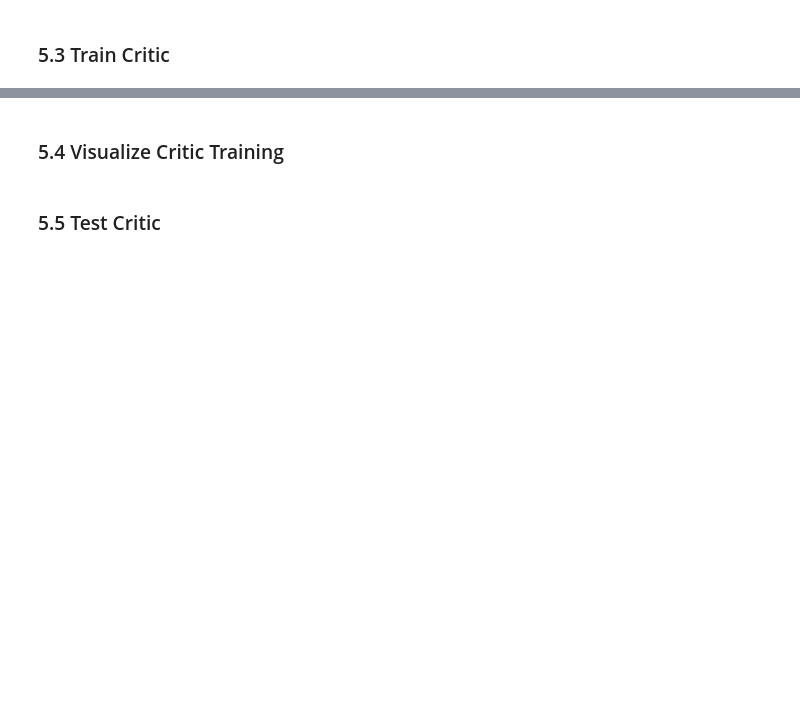
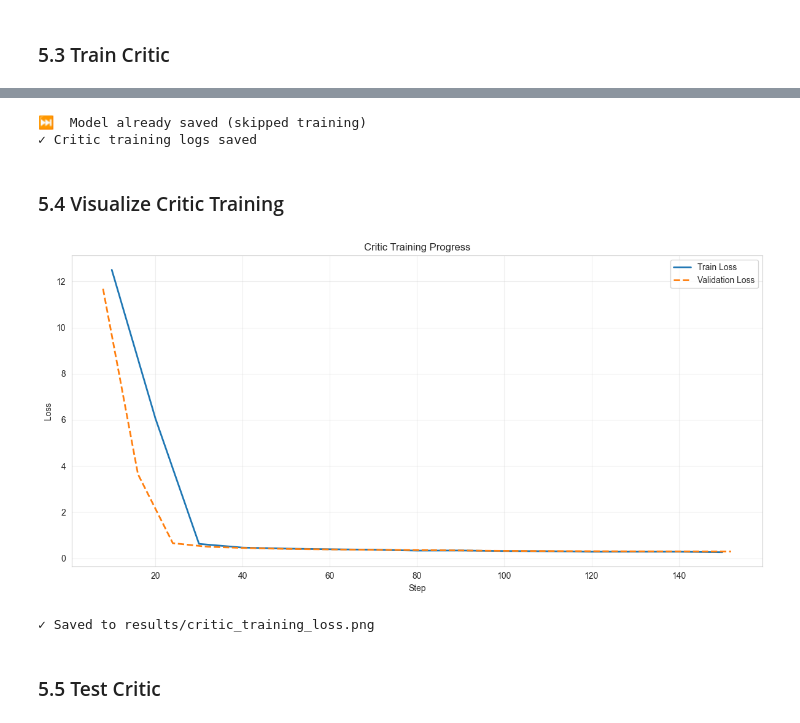
Before and after one commit to hardness1020/Self-RAG-and-INSIDE-System-for-Legal-Analysis, a Jupyter notebook: notebooks/10_legalbench_training.ipynb, the cells around one changed output, grey strips where cells are left out. Saved outputs shown, nothing was run; the diff lists cells and outputs as text; code cells hidden in the pictures; blank space fills up the shorter version.

```diff
--- a/notebooks/10_legalbench_training.ipynb
+++ b/notebooks/10_legalbench_training.ipynb
@@ -694,17 +930,31 @@ Path(CRITIC_OUTPUT_DIR).mkdir(parents=True, exist_ok=True)
 
 print(f"Loading model for critic: {MODEL_NAME}...")
 
-# Load fresh model
+# Use FP16 for MPS (half memory vs FP32), BF16 for CUDA, FP32 for CPU
+if device == "mps":
+    torch_dtype = torch.float16  # FP16 for MPS - saves 50% memory
+elif device == "cuda":
+    torch_dtype = torch.bfloat16  # BF16 for CUDA
+else:
+    torch_dtype = torch.float32  # FP32 for CPU
+
+# Load fresh base model
 critic_model = AutoModelForCausalLM.from_pretrained(
     MODEL_NAME,
-    torch_dtype=torch.bfloat16 if device != "cpu" else torch.float32,
+    torch_dtype=torch_dtype,
     device_map=device if device != "mps" else None,
 )
 
 if device == "mps":
     critic_model = critic_model.to("mps")
 
-# Apply LoRA
+# CRITICAL: Disable KV cache for gradient checkpointing compatibility
+critic_model.config.use_cache = False
+
+print(f"✓ Base model loaded")
+print(f"  Dtype: {torch_dtype}")
+
+# Configure LoRA
 critic_lora_config = LoraConfig(
     r=16,
     lora_alpha=32,
@@ -714,7 +964,16 @@ critic_lora_config = LoraConfig(
     task_type=TaskType.CAUSAL_LM,
 )
 
+# CRITICAL: Apply LoRA BEFORE enabling gradient checkpointing
 critic_model = get_peft_model(critic_model, critic_lora_config)
 critic_model.print_trainable_parameters()
 
-print("✓ Critic model configured")
+# Enable input gradients (required for gradient checkpointing with LoRA)
+critic_model.enable_input_require_grads()
+
+# Enable gradient checkpointing AFTER PEFT (fixes RuntimeError)
+if hasattr(critic_model, 'gradient_checkpointing_enable'):
+    critic_model.gradient_checkpointing_enable()
+    print("✓ Critic model configured + gradient checkpointing enabled")
+else:
+    print("✓ Critic model configured (gradient checkpointing not available)")
@@ -791,41 +1147,57 @@ print(f"  Training time: {critic_train_result.metrics['train_runtime'] / 60:.1f}
 # %%
-# Save critic model
-critic_trainer.save_model(CRITIC_OUTPUT_DIR)
-tokenizer.save_pretrained(CRITIC_OUTPUT_DIR)
+# Save final critic model (mirrors Cell 26 for generator)
+if not SKIP_CRITIC_TRAINING:
+    critic_trainer.save_model(CRITIC_OUTPUT_DIR)
+    tokenizer.save_pretrained(CRITIC_OUTPUT_DIR)
+    print(f"✓ Critic model saved to {CRITIC_OUTPUT_DIR}")
+else:
+    print("⏭️  Model already saved (skipped training)")
 
-print(f"✓ Critic model saved to {CRITIC_OUTPUT_DIR}")
+# Save training metrics (UNCONDITIONAL - matches Cell 26 pattern)
+import pandas as pd
 
-# Save training logs
 critic_logs = pd.DataFrame(critic_trainer.state.log_history)
 critic_logs.to_csv(f"{CRITIC_OUTPUT_DIR}/training_logs.csv", index=False)
 print(f"✓ Critic training logs saved")
+# %% [output]
+⏭️  Model already saved (skipped training)
+✓ Critic training logs saved
 # %% [markdown]
 ### 5.4 Visualize Critic Training
 # %%
 # Plot critic loss curves
 critic_logs_df = pd.DataFrame(critic_trainer.state.log_history)
 
 fig, ax = plt.subplots(1, 1, figsize=(12, 6))
 
 # Training loss
 train_logs = critic_logs_df[critic_logs_df['loss'].notna()]
 ax.plot(train_logs['step'], train_logs['loss'], label='Train Loss', linewidth=2)
 
-# Validation loss
-eval_logs = critic_logs_df[critic_logs_df['eval_loss'].notna()]
-ax.plot(eval_logs['step'], eval_logs['eval_loss'], label='Validation Loss', linewidth=2, linestyle='--')
+# Validation loss (only if evaluations were performed)
+if 'eval_loss' in critic_logs_df.columns:
+    eval_logs = critic_logs_df[critic_logs_df['eval_loss'].notna()]
+    if len(eval_logs) > 0:
+        ax.plot(eval_logs['step'], eval_logs['eval_loss'], label='Validation Loss', linewidth=2, linestyle='--')
+    else:
+        print("⚠️  No evaluation data available (training may have stopped before first eval step)")
+else:
+    print("⚠️  No evaluation performed during training")
 
 ax.set_xlabel('Step')
 ax.set_ylabel('Loss')
 ax.set_title('Critic Training Progress')
 ax.legend()
 ax.grid(alpha=0.3)
 
 plt.tight_layout()
 plt.savefig('../results/critic_training_loss.png', dpi=300, bbox_inches='tight')
 plt.show()
 
 print("✓ Saved to results/critic_training_loss.png")
+# %% [output]
+[figure, added]
+✓ Saved to results/critic_training_loss.png
 # %% [markdown]
 ### 5.5 Test Critic
 # %%
```
Also changed, not shown: parts of 28 cells of this notebook, 1 other file.
